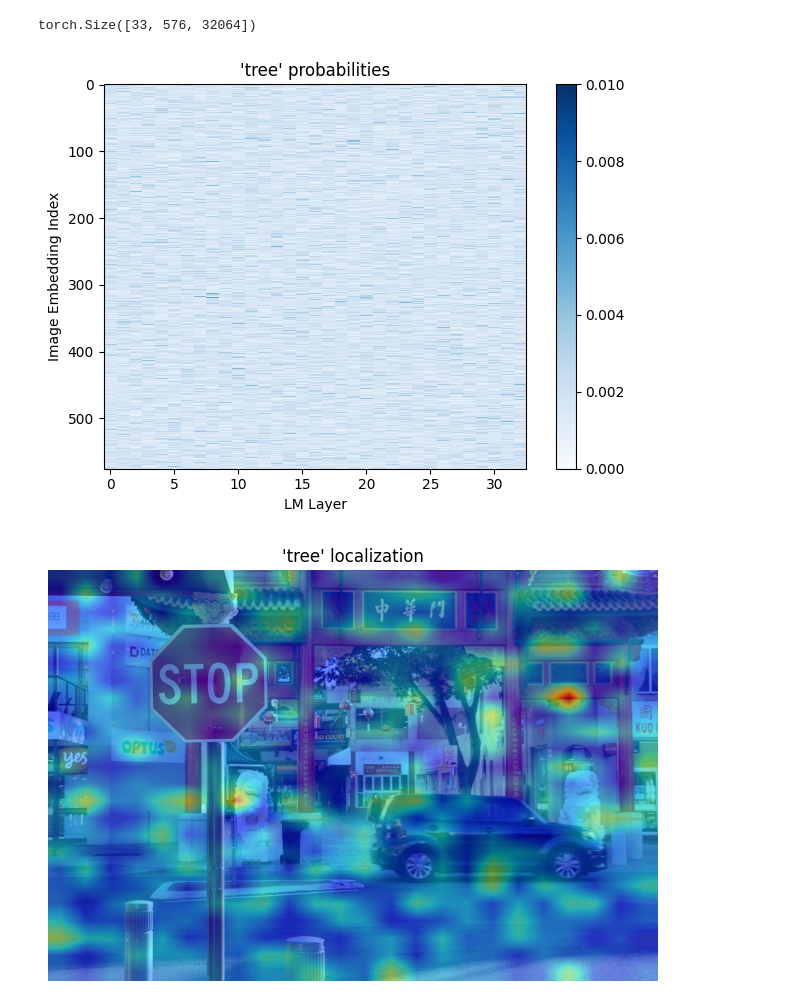
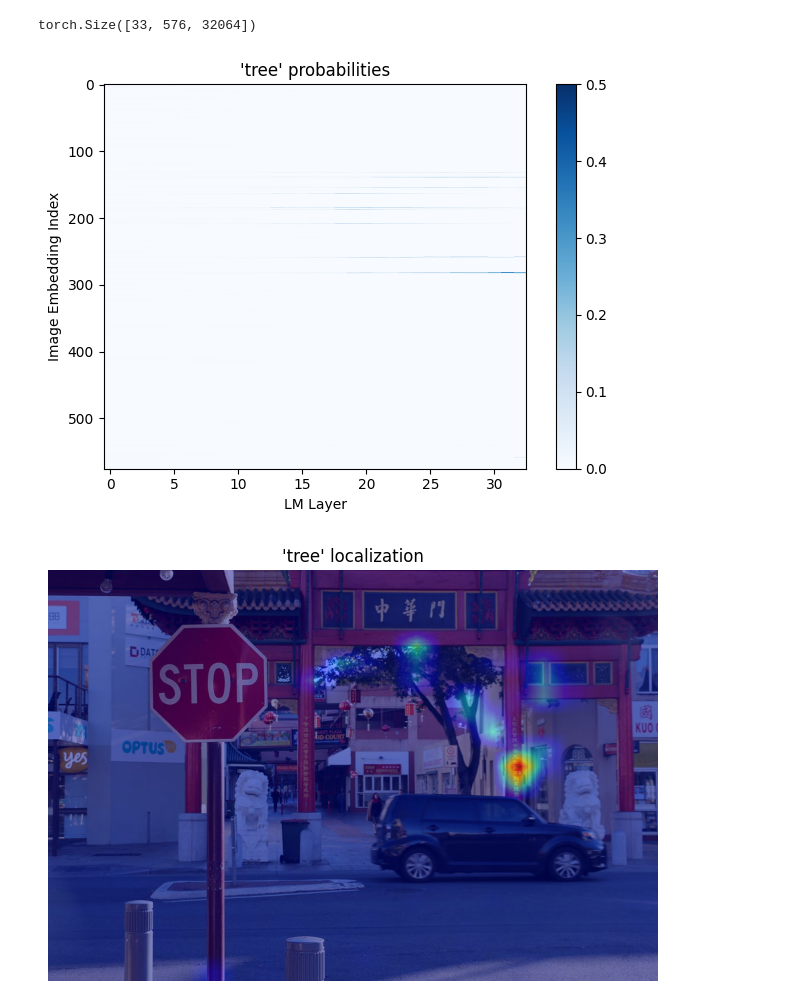
Before and after one commit to tatami-galaxy/vlm-interp, a Jupyter notebook: experiments/notebooks/llava_logit_lens.ipynb, the cells around one changed output. Saved outputs shown, nothing was run; the diff lists cells and outputs as text; code cells hidden in the pictures.

Commit message:
map clip embeddings to image patches

```diff
--- a/experiments/notebooks/llava_logit_lens.ipynb
+++ b/experiments/notebooks/llava_logit_lens.ipynb
@@ -9,7 +9,9 @@ import matplotlib.pyplot as plt
 # %% [markdown]
 #### Load model
 # %%
-model_name = "llava-hf/llava-1.5-7b-hf"
+#model_name = "llava-hf/llava-1.5-7b-hf"
+#model_name = "bczhou/tiny-llava-v1-hf"
+model_name = "unsloth/llava-1.5-7b-hf-bnb-4bit"
 
 #model =  LlavaForConditionalGeneration.from_pretrained(
     #model_name,
@@ -20,9 +22,16 @@ model_name = "llava-hf/llava-1.5-7b-hf"
 
 model = LlavaForConditionalGeneration.from_pretrained(
     model_name,
-    torch_dtype=torch.bfloat16,
-    device_map="cpu",
-)
+    torch_dtype=torch.float16,
+    low_cpu_mem_usage=True,
+    use_flash_attention_2=True
+).to(0)
+
+#model = LlavaForConditionalGeneration.from_pretrained(
+    #model_name,
+    #torch_dtype=torch.bfloat16,
+    #device_map="cpu",
+#)
 
 model.eval()
 
@@ -79,10 +113,10 @@ tensor([[[0.8753, 0.1058, 0.8305,  ..., 0.9582, 0.2860, 0.6733],
 # %%
 image_indices = torch.nonzero((inputs['input_ids'][0] == model.config.image_token_index).long())
 image_indices = image_indices.flatten()
-reps = output['hidden_states'][layer][0]  # TODO: get for all layers
+reps = torch.vstack(output['hidden_states'])    # 33, 593, 4096
 # %%
-# image_reps = torch.index_select(reps, 0, image_indices)
-image_reps = torch.rand(33, 576, 4096).to(torch.bfloat16)
+image_reps = torch.index_select(reps, 1, image_indices)
+#image_reps = torch.rand(33, 576, 4096).to(torch.bfloat16)
 
 unembed_matrix = model.language_model.lm_head
 unembedded_image_reps = unembed_matrix(image_reps)
@@ -120,18 +154,21 @@ def internal_confidence_heatmap(tokenizer, scores, object):
     return torch.squeeze(scores[:, :, class_token_indices], dim=2).T
 # %%
 object = 'tree'
-heatmap_data = internal_confidence_heatmap(processor.tokenizer, scores, object).detach().float()
+#object = 'car'
+#object = 'signs'
+#object = 'red'
+heatmap_data = internal_confidence_heatmap(processor.tokenizer, scores, object).detach().cpu().float()
 num_image_embeddings = scores.shape[1]
 im = plt.imshow(heatmap_data, aspect=30/num_image_embeddings, cmap='Blues', interpolation='nearest')
 plt.title(f"'{object}' probabilities")
 plt.xlabel("LM Layer")
 plt.ylabel("Image Embedding Index")
 plt.tight_layout()
-plt.clim(0, 0.01)   # 0, 1
+plt.clim(0, 0.5)   # 0, 1
 plt.colorbar()
 plt.show()
 # %% [output]
-[figure, old version]
+[figure, new version]
 # %%
 def internal_confidence_segmentation(tokenizer, scores, object, num_patches=24):
     class_token_indices = tokenizer.encode(object)[1:]
@@ -141,14 +178,14 @@ def internal_confidence_segmentation(tokenizer, scores, object, num_patches=24):
 # %%
 img_width, img_height = image.size
 
 segmentation = internal_confidence_segmentation(processor.tokenizer, scores, object, num_patches=24)
-segmentation_resized = (np.array(Image.fromarray(segmentation.detach().numpy()).resize((img_width, img_height), Image.BILINEAR)))
+segmentation_resized = (np.array(Image.fromarray(segmentation.detach().cpu().numpy()).resize((img_width, img_height), Image.BILINEAR)))
 
 plt.imshow(image)
 plt.imshow(segmentation_resized, cmap='jet', interpolation='bilinear', alpha=.5)
 plt.axis('off')
 plt.title(f"'{object}' localization")
 plt.tight_layout()
 plt.show()
 # %% [output]
-[figure, old version]
+[figure, new version]
```
Also changed, not shown: parts of 6 cells of this notebook, 2 other files.
